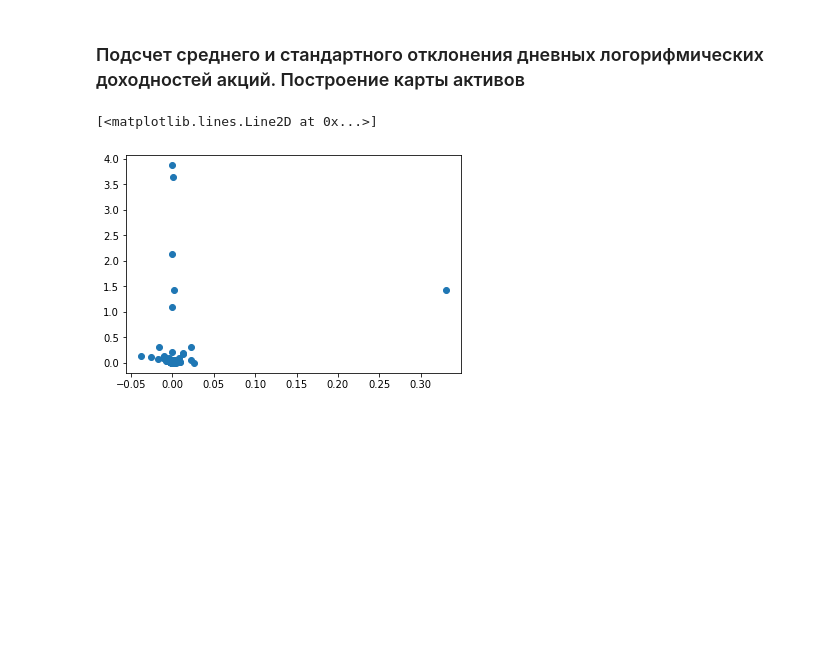
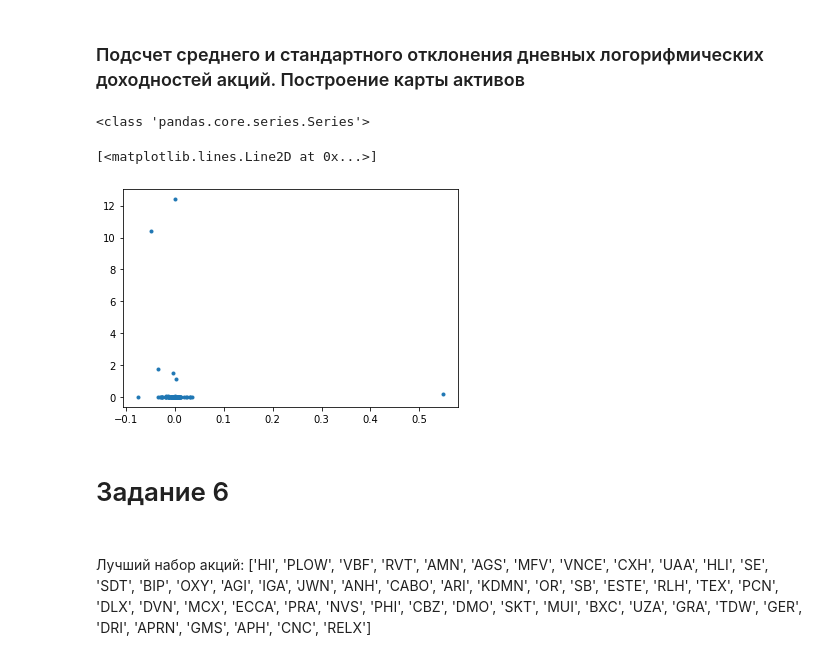
Before and after one commit to aleks73337/Stocks-lab-1, a Jupyter notebook: DZ_1_Stocks.ipynb, the cells around one changed output. Drawn from its saved outputs; the diff is of its cells as text; code cells hidden in the pictures; blank space fills up the shorter version.

```diff
--- a/DZ_1_Stocks.ipynb
+++ b/DZ_1_Stocks.ipynb
@@ -39,11 +44,18 @@ def get_log_profits(prices):
 # %% [markdown]
 <h3> Подсчет дневных логарифмических доходностей </h3>
+# %%
+log_profits = pd.DataFrame(columns=np.unique(df.date))
+# %%
+log_profits.insert(column = 'ticker', loc = 0, value = 0)
 # %%
-log_profits = []
+no_data_count = 0
 for stock_index in NYSE_indexes:
-    stock_log_profits = []
     stock_data = df.loc[df['ticker'] == stock_index]
+#     print(stock_data)
     if stock_data.shape[0] == 0:
+        no_data_count = no_data_count + 1
         continue
-    stock_profits = get_log_profits(np.array(stock_data['close']))
-    log_profits.append((stock_index, stock_profits))
+    stock_profits = get_log_profits(np.array(stock_data['close']), log_profits.columns, stock_index)
+#     print(stock_profits.shape)
+    # print(stock_profits)
+    log_profits = log_profits.append(stock_profits, ignore_index=True)
@@ -56,0 +62,4 @@ file.close()
+# %%
+log_profits = log_profits.set_index('ticker')
+log_profits = log_profits.transpose()
+log_profits = log_profits.astype(float)
@@ -70,5 +73,13 @@ for stock_log_profits in log_profits:
-# %%
-plt.plot(stocks_means, stocks_std, 'o')
-# %% [output]
-[<matplotlib.lines.Line2D at 0x...>]
-[figure, removed]
+# %%
+means = log_profits.mean()
+vars = log_profits.var()
+print(type(vars))
+plt.xlabel = 'mean'
+plt.ylabel = 'var'
+plt.plot(means, vars, '.')
+# %% [output]
+<class 'pandas.core.series.Series'>
+[<matplotlib.lines.Line2D at 0x...>]
+[figure, added]
+# %% [markdown]
+<h1> Задание 6 <h1>
@@ -74,0 +88,8 @@ plt.plot(stocks_means, stocks_std, 'o')
+# %% [markdown]
+Лучший набор акций:
+['HI', 'PLOW', 'VBF', 'RVT', 'AMN', 'AGS', 'MFV', 'VNCE', 'CXH',
+       'UAA', 'HLI', 'SE', 'SDT', 'BIP', 'OXY', 'AGI', 'IGA', 'JWN',
+       'ANH', 'CABO', 'ARI', 'KDMN', 'OR', 'SB', 'ESTE', 'RLH', 'TEX',
+       'PCN', 'DLX', 'DVN', 'MCX', 'ECCA', 'PRA', 'NVS', 'PHI', 'CBZ',
+       'DMO', 'SKT', 'MUI', 'BXC', 'UZA', 'GRA', 'TDW', 'GER', 'DRI',
+       'APRN', 'GMS', 'APH', 'CNC', 'RELX']
```
Also changed, not shown: parts of 17 cells of this notebook.
